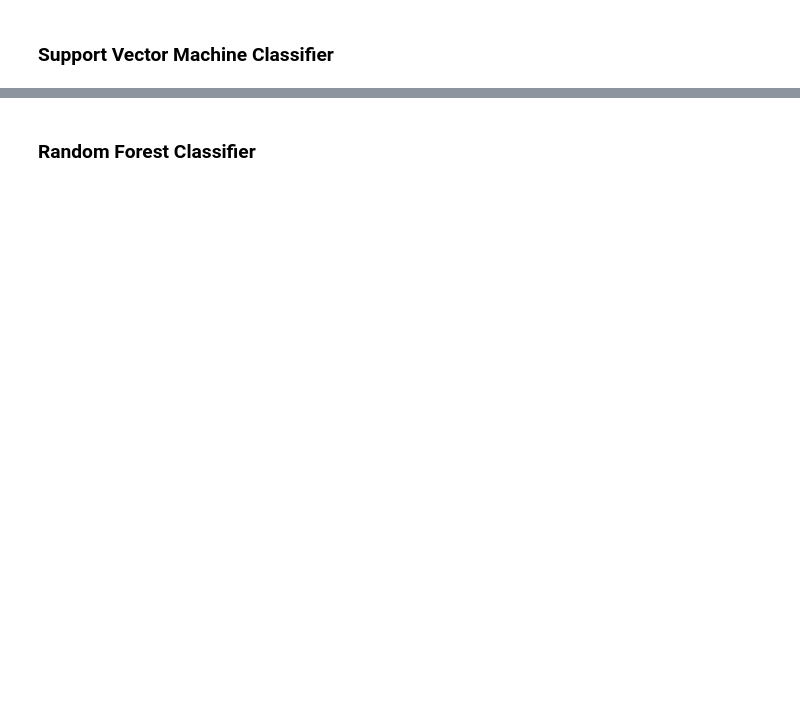
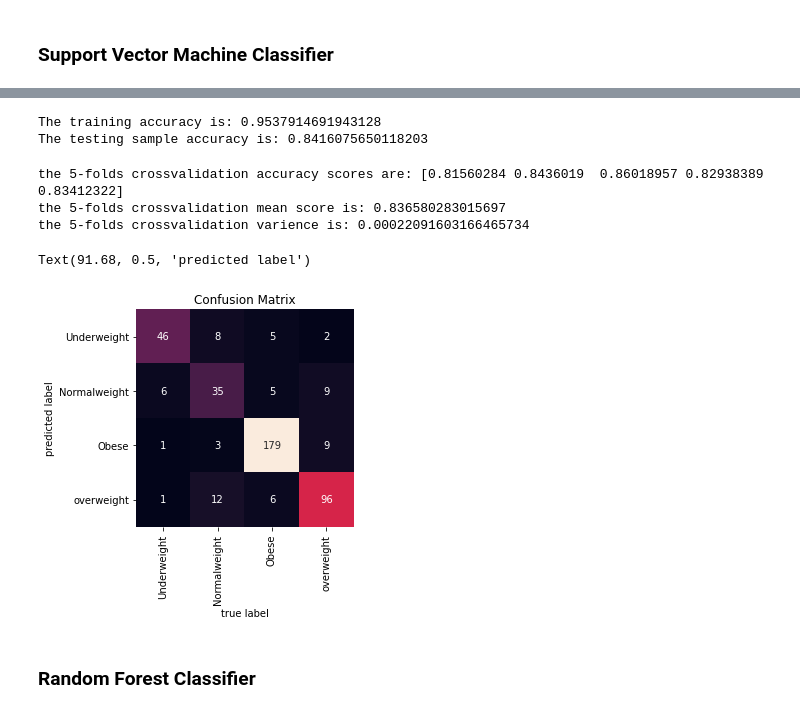
Before and after one commit to icesupakorn/Learning-from-data, a Jupyter notebook: Obesity_risk_factors_classification_v.2.ipynb, the cells around one changed output, grey strips where cells are left out. Cells and saved outputs as stored; diff of their text form; code cells hidden in the pictures; blank space fills up the shorter version.

```diff
--- a/Obesity_risk_factors_classification_v.2.ipynb
+++ b/Obesity_risk_factors_classification_v.2.ipynb
@@ -156,9 +263,11 @@ plt.xlabel('kernels')
 # %%
 #creating a classifier
-model = svm.SCV(kernel='rbf')
-parameters = [{'C': [0.1, 1, 10, 100]
+model = svm.SVC(kernel='rbf')
+parameters = [{'C': [0.1, 1, 10, 100],
               'gamma': [0.1, 0.05, 0.1]}]
-svm_classifier = GridSearchCV(svm.SVC(), parameters, scoring='accuracy')
+svm_gridsearch = GridSearchCV(svm.SVC(), parameters, scoring='accuracy')
+svm_gridsearch.fit(X_train, y_train)
+svm_classifier = svm_gridsearch.best_estimator_
 # %%
 #training the model
 svm_classifier.fit(X_train, y_train)
@@ -173,6 +286,9 @@ svm_train_acc = accuracy_score(y_train, svm_y_train)
 svm_test_acc = accuracy_score(y_test, svm_y_test)
 print('The training accuracy is:', svm_train_acc)
 print('The testing sample accuracy is:', svm_test_acc)
+# %% [output]
+The training accuracy is: 0.9537914691943128
+The testing sample accuracy is: 0.8416075650118203
 # %%
 # 5-folds crossvalidation
 svm_5_folds = cross_val_score(svm_classifier, variables, classes, cv=5)
@@ -181,15 +297,22 @@ svm_5_folds_var = svm_5_folds.var()
 print('the 5-folds crossvalidation accuracy scores are:', svm_5_folds)
 print('the 5-folds crossvalidation mean score is:', svm_5_folds_mean)
 print('the 5-folds crossvalidation varience is:', svm_5_folds_var)
+# %% [output]
+the 5-folds crossvalidation accuracy scores are: [0.81560284 0.8436019  0.86018957 0.82938389 0.83412322]
+the 5-folds crossvalidation mean score is: 0.836580283015697
+the 5-folds crossvalidation varience is: 0.00022091603166465734
 # %%
 # creating a confusion matrix
 svm_matrix = confusion_matrix(y_test,svm_y_test)
-labels = ['Underweight', 'Normalweight', 'Overweight', 'Obesity']
+labels = ['Underweight', 'Normalweight', 'Obese', 'overweight']
 sns.heatmap(svm_matrix.T, square=True, annot=True, fmt='d', cbar=False,
             xticklabels=labels, yticklabels=labels)
 plt.title('Confusion Matrix')
 plt.xlabel('true label')
 plt.ylabel('predicted label')
+# %% [output]
+Text(91.68, 0.5, 'predicted label')
+[figure, added]
 # %% [markdown]
 ### Random Forest Classifier
 # %%
```
Also changed, not shown: parts of 26 cells of this notebook.
